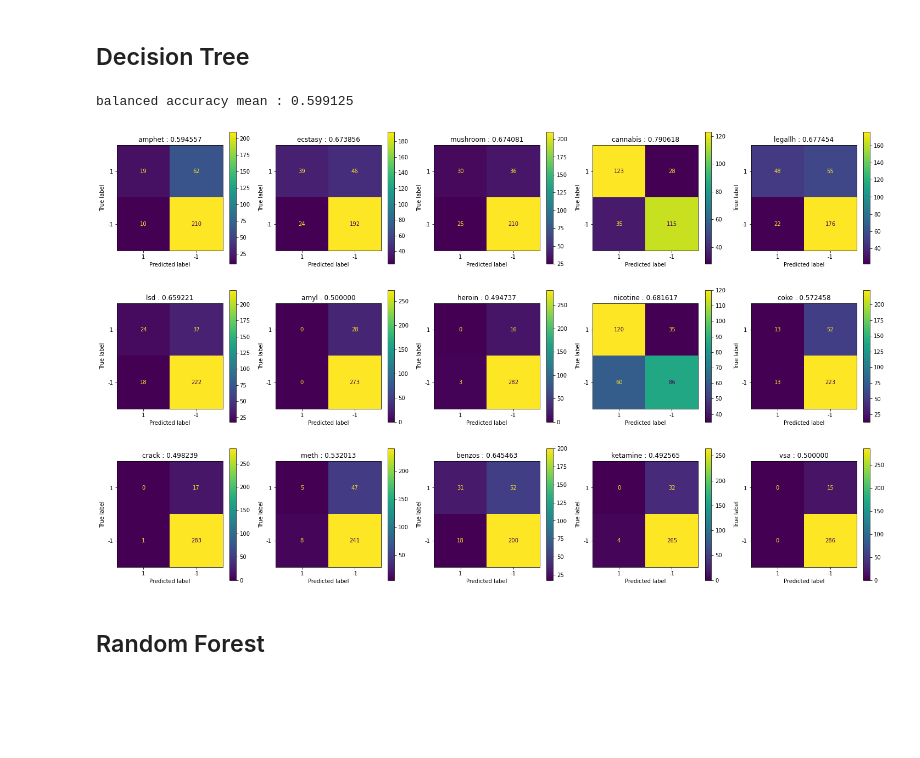
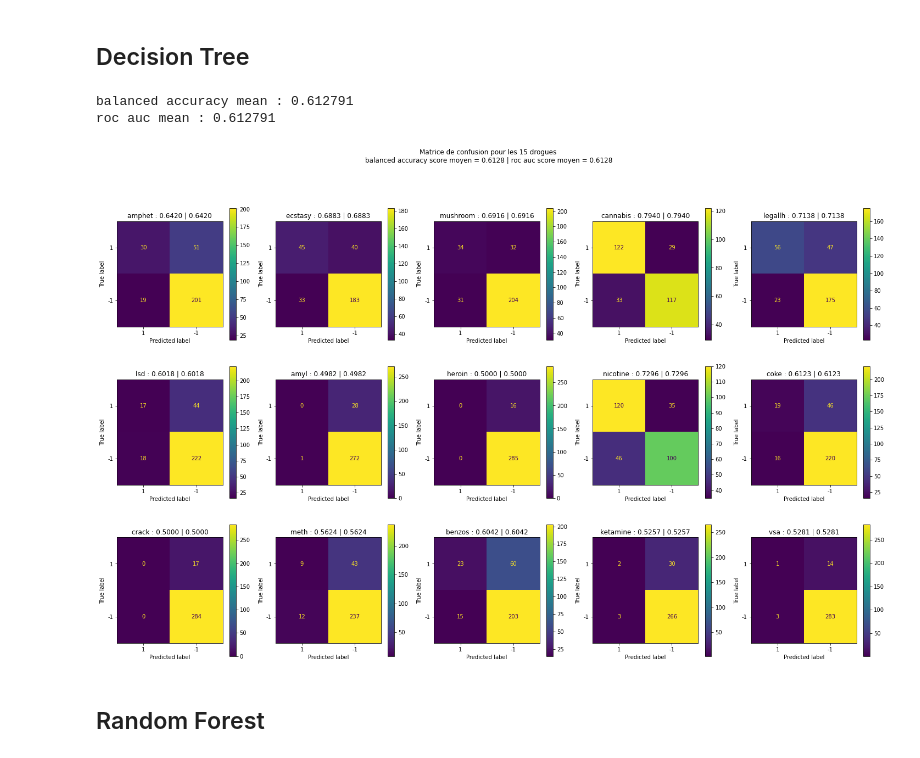
Before and after one commit to BPMazino/drug-consumption-prediction, a Jupyter notebook: model_all.ipynb, the cells around one changed output. Cells and saved outputs as stored; diff of their text form; code cells hidden in the pictures; blank space fills up the shorter version.

Commit message:
ajout d'image dans le rapport

```diff
--- a/model_all.ipynb
+++ b/model_all.ipynb
@@ -288,28 +288,34 @@ dict_weights
 # %% [markdown]
 ## Decision Tree
 # %%
-clf = DecisionTreeClassifier(max_leaf_nodes=50, class_weight=dict_weights, max_features='sqrt')
+clf = DecisionTreeClassifier(max_leaf_nodes=50, class_weight=dict_weights, random_state=0)
 clf.fit(X_train, y_train)
 y_pred = clf.predict(X_valid)
 
 valid = np.array(y_valid)
 
 fig, axs = plt.subplots(3, 5, figsize=(25, 15))
 
 balanced_acc = np.zeros(15)
+roc_auc = np.zeros(15)
 for i in range(len(drugs_illegal)):
     balanced_acc[i] = balanced_accuracy_score(valid.T[i], y_pred.T[i])
+    roc_auc[i] = roc_auc_score(valid.T[i], y_pred.T[i])
     ConfusionMatrixDisplay.from_predictions(valid.T[i], y_pred.T[i], ax=axs[i%3][i%5], labels=[1, -1])
-    axs[i%3][i%5].set_title("%s : %f" % (drugs_illegal[i], balanced_acc[i]))
+    axs[i%3][i%5].set_title("%s : %.4f | %.4f" % (drugs_illegal[i], balanced_acc[i], roc_auc[i]))
 
 print("balanced accuracy mean : %f" % balanced_acc.mean())
+print("roc auc mean : %f" % roc_auc.mean())
+
+fig.suptitle("Matrice de confusion pour les 15 drogues\n balanced accuracy score moyen = %.4f | roc auc score moyen = %.4f" % (balanced_acc.mean(), roc_auc.mean()))
 
 #fig, ax = plt.subplots(figsize=(30, 40))
 #tree.plot_tree(clf, fontsize=20, ax = ax, feature_names=features)
 pass
 # %% [output]
-balanced accuracy mean : 0.599125
+balanced accuracy mean : 0.612791
+roc auc mean : 0.612791
-[figure, old version]
+[figure, new version]
 # %% [markdown]
 ## Random Forest
 # %%
```
Also changed, not shown: parts of 7 cells of this notebook, 2 other files.
